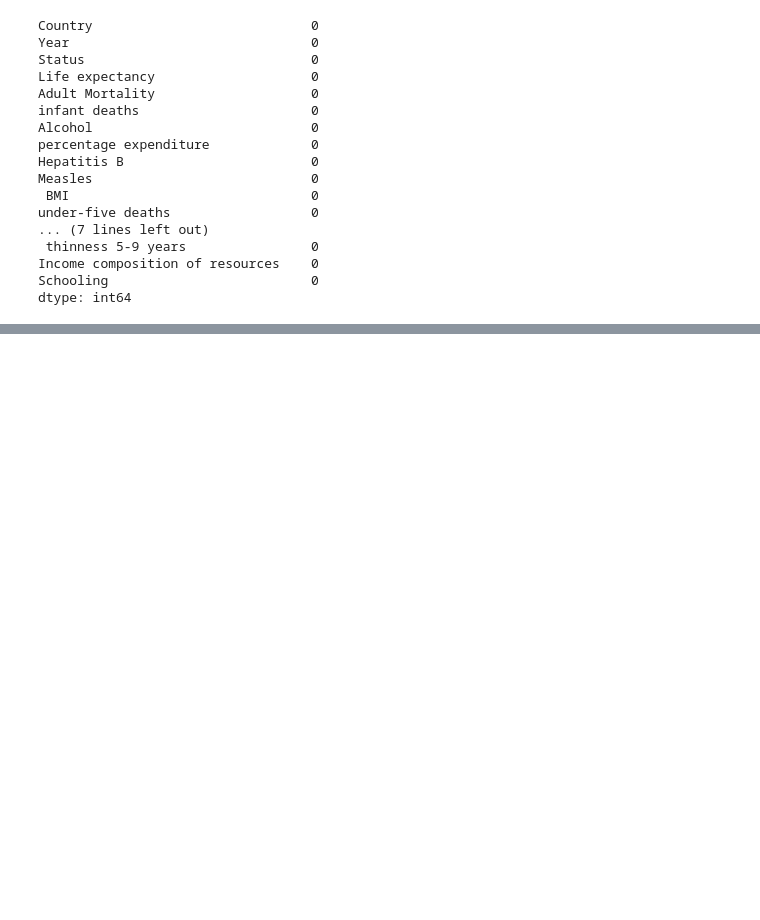
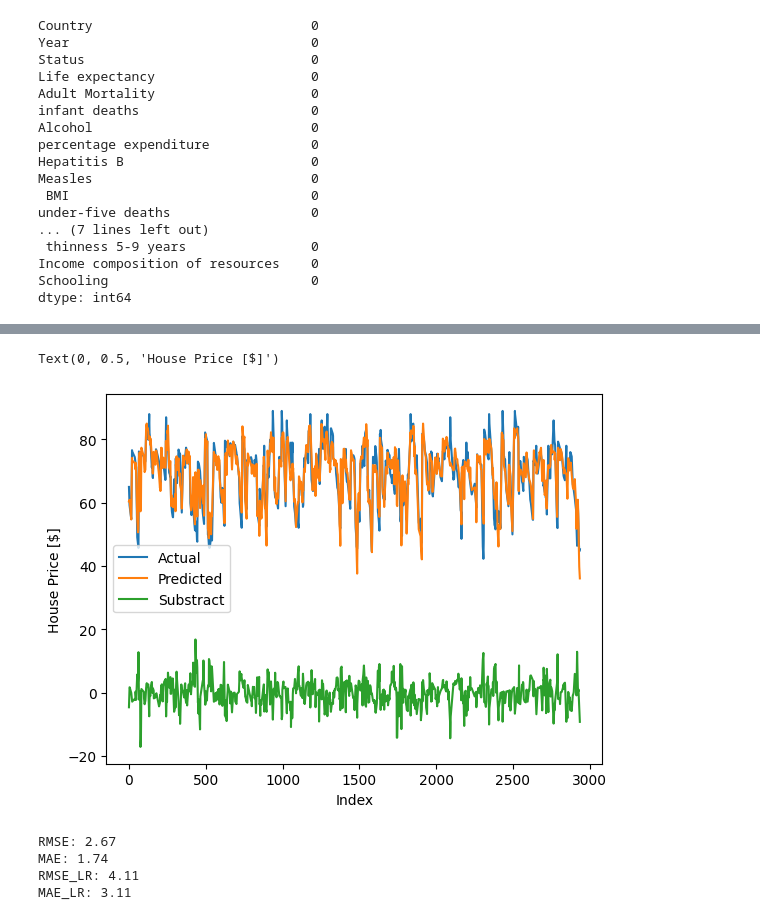
Before and after one commit to Pokrywkaa/decision_tree_ATAI, a Jupyter notebook: regression_tree.ipynb, the cells around one changed output, grey strips where cells are left out. Saved outputs shown, nothing was run; the diff lists cells and outputs as text; code cells hidden in the pictures; blank space fills up the shorter version.

```diff
--- a/regression_tree.ipynb
+++ b/regression_tree.ipynb
@@ -136,9 +138,8 @@ Income composition of resources    0
 Schooling                          0
 dtype: int64
 # %%
-# Node Class
+
 class Node:
-
     def __init__(self, feature=None, threshold=None, left=None, right=None, *, value=None):
         self.feature = feature
         self.threshold = threshold
@@ -149,12 +150,8 @@ class Node:
     def is_leaf_node(self):
         return self.value is not None
 
-
-# Decision Tree Regressor Class
 class RegressionTree:
-    def __init__(self, n_feats = None, max_depth = 100, min_samples_split = 2, min_samples_leaf=1, min_weight_fraction_leaf=0.0, max_features=None ,
-                 random_state=None ,max_leaf_nodes=None, min_impurity_decrease=0.0, ccp_alpha=0.0):
-
+    def __init__(self, n_feats = None, max_depth = 10, min_samples_split = 2):
         self.root = None
         self.n_feats = n_feats
         self.max_depth = max_depth
@@ -166,7 +163,6 @@ class RegressionTree:
         self.root = self.growTree(X, Y)
 
     def growTree(self, X, Y, depth = 0):
-
         df = X.copy()
         df['y'] = Y
 
@@ -176,7 +172,6 @@ class RegressionTree:
 
         n_sample, n_feature = X.shape
 
-        # stopping criteria
         if (depth >= self.max_depth or n_sample <= self.min_samples_split):
             leaf_value = np.mean(Y)
             return Node(value=leaf_value)
@@ -189,15 +184,10 @@ class RegressionTree:
 
         left = self.growTree(left_df.drop('y', axis=1), left_df['y'].values.tolist(), depth+1)
         right = self.growTree(right_df.drop('y', axis=1), right_df['y'].values.tolist(), depth+1)
-
         return Node(best_feat, best_thresh, left, right)
 
-
-    # find out best criteria
     def best_criteria(self, X, Y, feats_idxs):
-
         df = X.copy()
-
         df['y'] = Y
 
         mse_base = self.mse
@@ -242,13 +232,9 @@ class RegressionTree:
 
     def get_mse(self, y_true, y_hat):
         n = len(y_true)
-
         r = y_true - y_hat
-
         r = r ** 2
-
         r = np.sum(r)
-
         return r / n
 
     def moving_average(self, x:np.array, window : int):
@@ -256,20 +242,15 @@ class RegressionTree:
 
     def predict(self, X):
         X = X.to_numpy().tolist()
-
         return np.array([self.traverse_tree(x, self.root) for x in X])
 
     def traverse_tree(self, x, node):
-
         if node.value is not None:
             return node.value
-
         fr = node.feature
         index = self.col.index(fr)
-
         if x[index] <= node.threshold:
             return self.traverse_tree(x, node.left)
-
         return self.traverse_tree(x, node.right)
 # %%
 if __name__ == '__main__':
@@ -295,0 +283,25 @@ finalData_1.head()
+# %%
+finalData_2 = pd.DataFrame({'Actual': y_test, 'Predicted': y_pred_lr})
+finalData_2['Substract'] = finalData_2['Predicted'] - finalData_2['Actual']
+finalData_2.head()
+ax = finalData_2.sort_index().plot()
+ax.set_xlabel('Index')
+ax.set_ylabel('House Price [$]')
+# %% [output]
+Text(0, 0.5, 'House Price [$]')
+[figure, added]
+# %%
+rmse = ((finalData_1['Predicted'] - finalData_1['Actual']) ** 2).mean() ** 0.5
+mae = ((finalData_1['Predicted'] - finalData_1['Actual']).abs()).mean()
+rmse_lr = ((finalData_2['Predicted'] - finalData_2['Actual']) ** 2).mean() ** 0.5
+mae_lr = ((finalData_2['Predicted'] - finalData_2['Actual']).abs()).mean()
+
+print(f'RMSE: {rmse:.2f}')
+print(f'MAE: {mae:.2f}')
+print(f'RMSE_LR: {rmse_lr:.2f}')
+print(f'MAE_LR: {mae_lr:.2f}')
+# %% [output]
+RMSE: 2.67
+MAE: 1.74
+RMSE_LR: 4.11
+MAE_LR: 3.11
```
Also changed, not shown: parts of 4 cells of this notebook, 1 other file.
